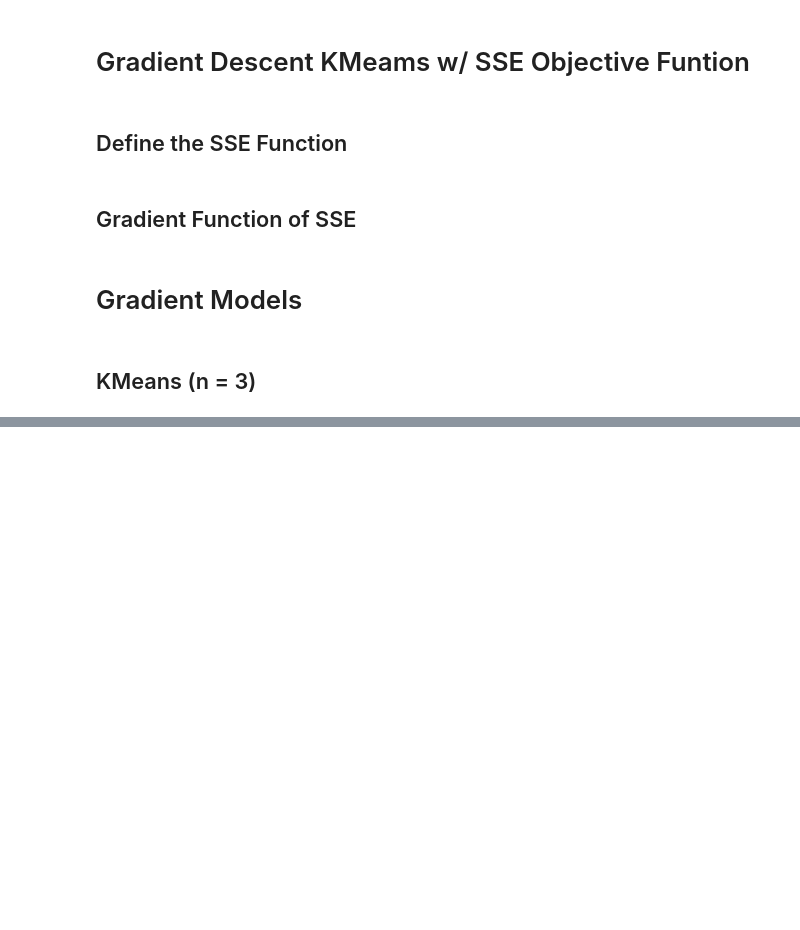
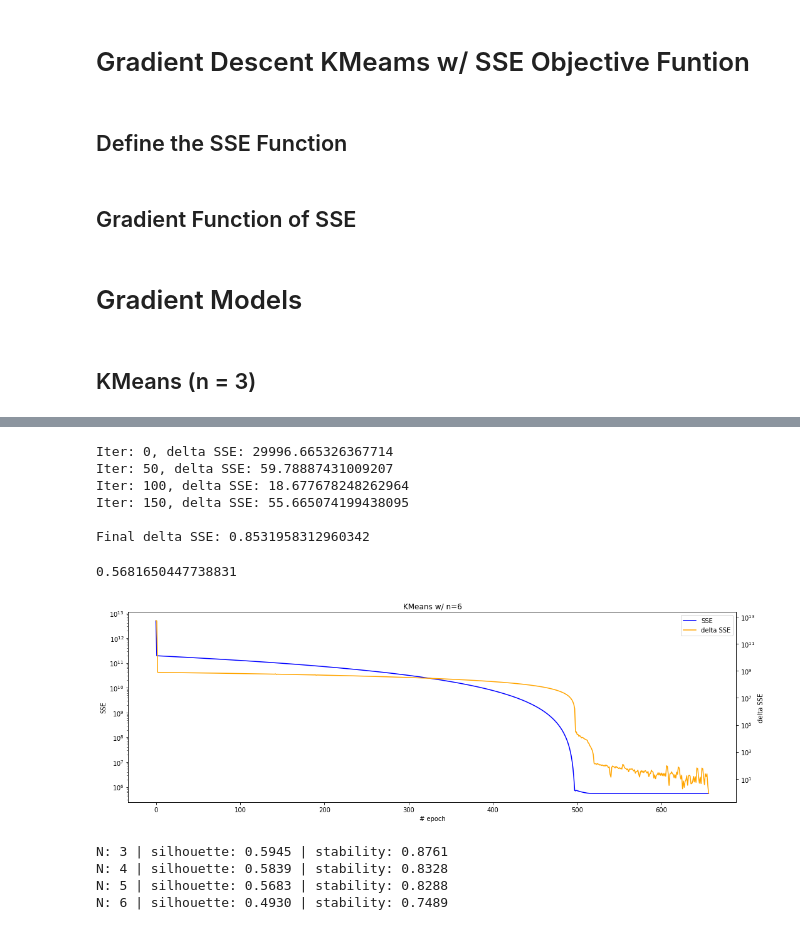
Before and after one commit to pinhao1994/ads-on-the-run, a Jupyter notebook: cluster/cluster_weight_features.ipynb, the cells around one changed output, grey strips where cells are left out. Saved outputs shown, nothing was run; the diff lists cells and outputs as text; code cells hidden in the pictures; blank space fills up the shorter version.

```diff
--- a/cluster/cluster_weight_features.ipynb
+++ b/cluster/cluster_weight_features.ipynb
@@ -174,0 +322,4 @@ WEIGHTS[3] = w3
+# %%
+init_w, init_sse = inital_weights_sse(KMeans(n_clusters=6), lr=0.0004)
+w1, d_sse_lt1, sse_lt1 = gradient_kmeans(KMeans(n_clusters=6), lr=0.0004, threshold=150000,
+                                         sse_prev=init_sse, weights=init_w)
@@ -174,0 +339,32 @@ WEIGHTS[3] = w3
+# %%
+w2, d_sse_lt2, sse_lt2 = gradient_kmeans(KMeans(n_clusters=6), lr=0.00001, threshold=1,
+                                         sse_prev=sse_lt1[-1], weights=w1, delta_sse=d_sse_lt1[-1])
+# %% [output]
+Iter: 0, delta SSE: 29996.665326367714
+Iter: 50, delta SSE: 59.78887431009207
+Iter: 100, delta SSE: 18.677678248262964
+Iter: 150, delta SSE: 55.665074199438095
+
+Final delta SSE: 0.8531958312960342
+# %%
+WEIGHTS[6] = w2
+silhouette_score(MAT*w2, KMeans(n_clusters=5).fit(MAT*w2).labels_)
+# %% [output]
+0.5681650447738831
+# %%
+plot_learning_curve([init_sse, *sse_lt1, *sse_lt2],
+                    [init_sse, *d_sse_lt1, *d_sse_lt2],
+                    title="KMeans w/ n=6")
+# %% [output]
+[figure, added]
+# %%
+for n, w in WEIGHTS.items():
+    s1 = silhouette_score(MAT*w, KMeans(n_clusters=n).fit(MAT*w).labels_)
+    _, s2 = cluster_stability(MAT*w, KMeans(n_clusters=n))
+    print(f"N: {n} | silhouette: {s1:.4f} | stability: {s2:.4f}")
+#     silhouette_plot((MAT*w).numpy(), KMeans(n_clusters=n).fit(MAT*w).labels_, n)
+# %% [output]
+N: 3 | silhouette: 0.5945 | stability: 0.8761
+N: 4 | silhouette: 0.5839 | stability: 0.8328
+N: 5 | silhouette: 0.5683 | stability: 0.8288
+N: 6 | silhouette: 0.4930 | stability: 0.7489
```
Also changed, not shown: parts of 29 cells of this notebook.
